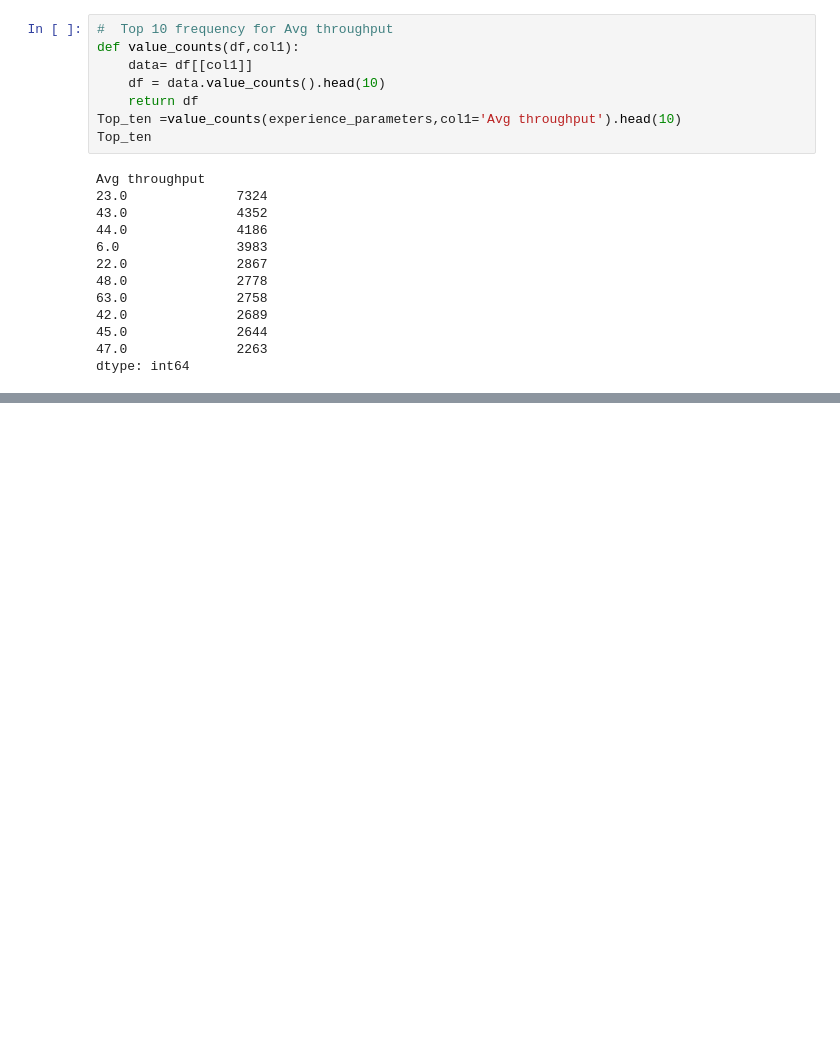
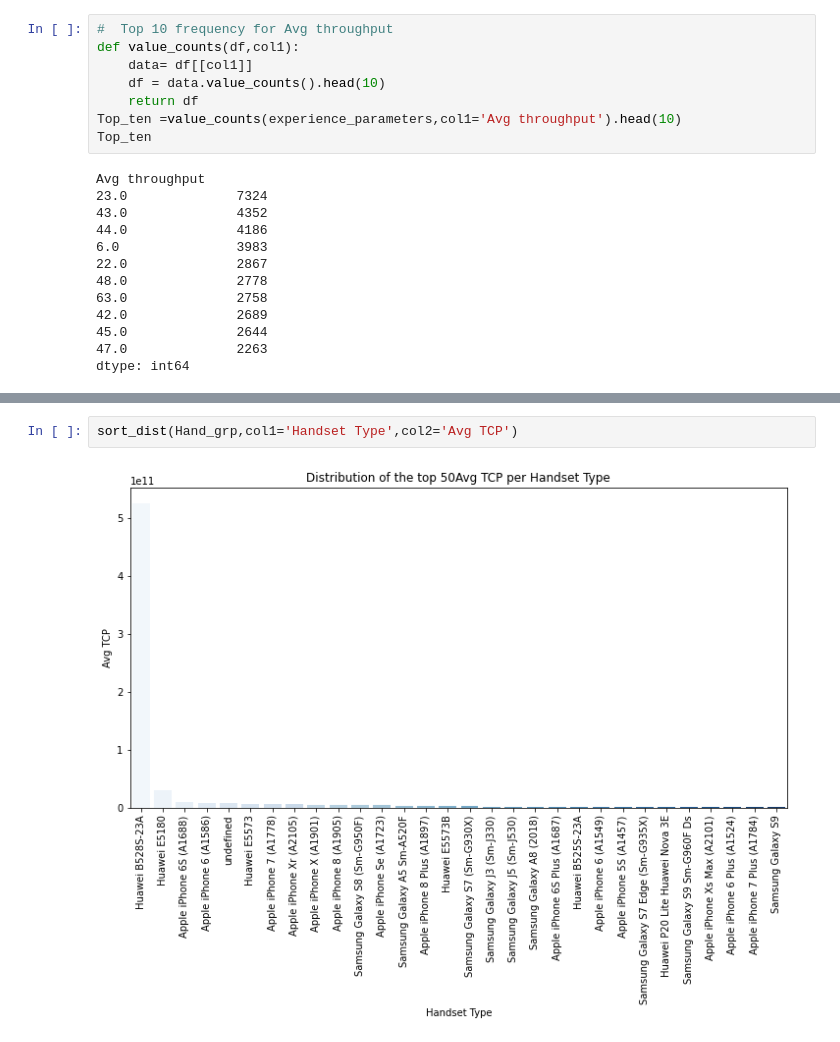
Before and after one commit to nebasam/Telecom_Data_Analysis, a Jupyter notebook: notebooks/TelecomDataAnalysis.ipynb, the cells around one changed output, grey strips where cells are left out. Drawn from its saved outputs; the diff is of its cells as text; blank space fills up the shorter version.

```diff
--- a/notebooks/TelecomDataAnalysis.ipynb
+++ b/notebooks/TelecomDataAnalysis.ipynb
@@ -1067,0 +1094,4 @@ dtype: int64
+# %%
+sort_dist(Hand_grp,col1='Handset Type',col2='Avg TCP')
+# %% [output]
+[figure, added]
```
Also changed, not shown: parts of 6 cells of this notebook.
